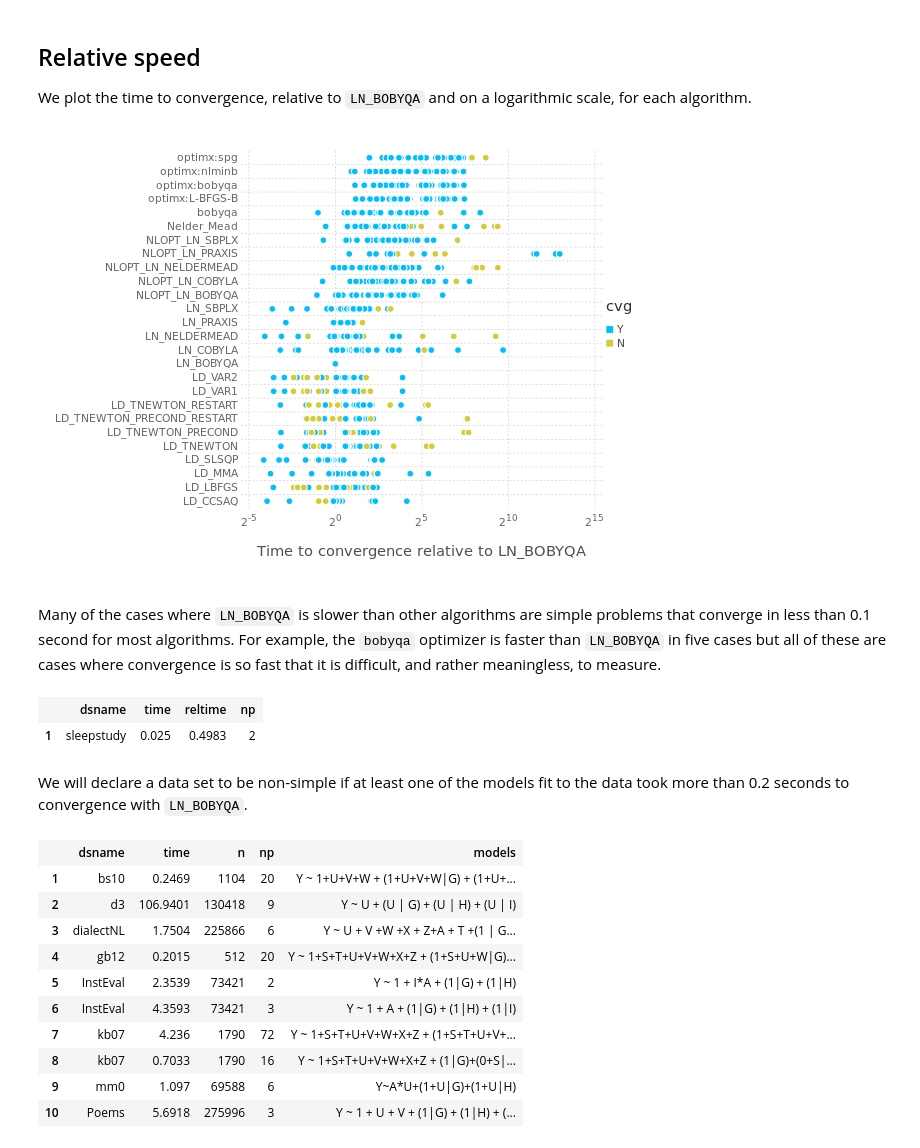
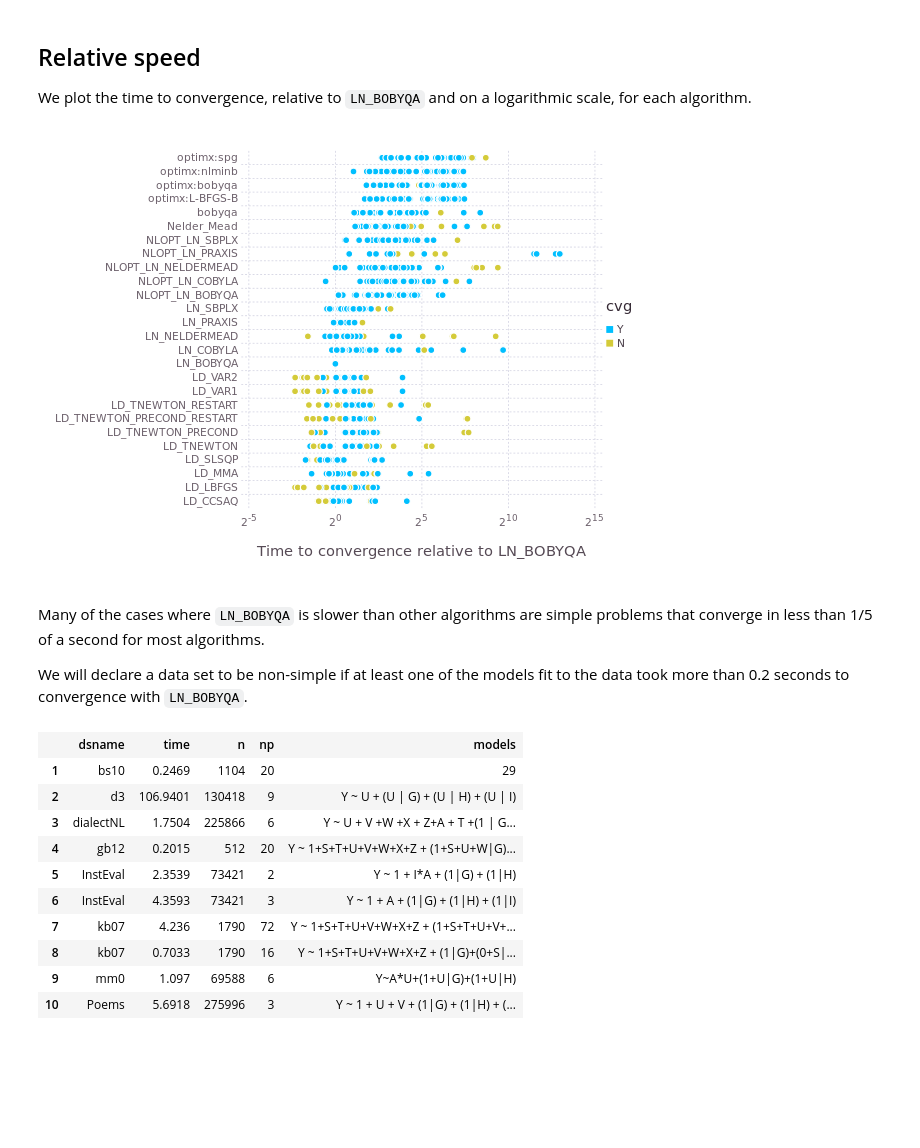
Before and after one commit to Stat990-033/Timings, a Jupyter notebook: inst/doc/Summaries.ipynb, the cells around one changed output. Cells and saved outputs as stored; diff of their text form; code cells hidden in the pictures; blank space fills up the shorter version.

```diff
--- a/inst/doc/Summaries.ipynb
+++ b/inst/doc/Summaries.ipynb
@@ -217,29 +203,23 @@ We plot the time to convergence, relative to `LN_BOBYQA` and on a logarithmic sc
 # %%
 using Gadfly
 set_default_plot_size(16cm,12cm)
-res[:cvg] = [e > 0.02 ? "N" : "Y" for e in res[:excess]]
+res[:cvg] = compact(pool([e > 0.02 ? "N" : "Y" for e in res[:excess]]))
 plot(res,x="reltime",y="opt",color="cvg",
     Geom.point,Scale.y_discrete,Scale.x_log2,
     Guide.ylabel(nothing),
     Guide.xlabel("Time to convergence relative to LN_BOBYQA"))
 # %% [output]
-[figure, old version]
+[figure, new version]
 # %% [markdown]
-Many of the cases where `LN_BOBYQA` is slower than other algorithms are simple problems that converge in less than 0.1 second for most algorithms.  For example, the `bobyqa` optimizer is faster than `LN_BOBYQA` in five cases but all of these are cases where convergence is so fast that it is difficult, and rather meaningless, to measure.
+Many of the cases where `LN_BOBYQA` is slower than other algorithms are simple problems that converge in less than 1/5 of a second for most algorithms.
+
+We will declare a data set to be non-simple if at least one of the models fit to the data took more than 0.2 seconds to convergence with `LN_BOBYQA`.
-# %%
-bobyqa = dfselect(res,:opt,"bobyqa");
-bobyqa[bobyqa[:reltime] .< 1,[:dsname,:time,:reltime,:np]]
-# %% [output]
-|  | dsname | time | reltime | np |
-| 1 | sleepstudy | 0.025 | 0.4983 | 2 |
-# %% [markdown]
-We will declare a data set to be non-simple if at least one of the models fit to the data took more than 0.2 seconds to convergence with `LN_BOBYQA`.
 # %%
 ln_bobyqa = dfselect(res,:opt,"LN_BOBYQA");
 nonsimple = ln_bobyqa[ln_bobyqa[:time] .> 0.2,[:dsname,:time,:n,:np,:models]]
 # %% [output]
 |  | dsname | time | n | np | models |
-| 1 | bs10 | 0.2469 | 1104 | 20 | Y ~ 1+U+V+W + (1+U+V+W|G) + (1+U+... |
+| 1 | bs10 | 0.2469 | 1104 | 20 | 29 |
 | 2 | d3 | 106.9401 | 130418 | 9 | Y ~ U + (U | G) + (U | H) + (U | I) |
 | 3 | dialectNL | 1.7504 | 225866 | 6 | Y ~ U + V +W +X + Z+A + T +(1 | G... |
 | 4 | gb12 | 0.2015 | 512 | 20 | Y ~ 1+S+T+U+V+W+X+Z + (1+S+U+W|G)... |
```
Also changed, not shown: parts of 6 cells of this notebook.
